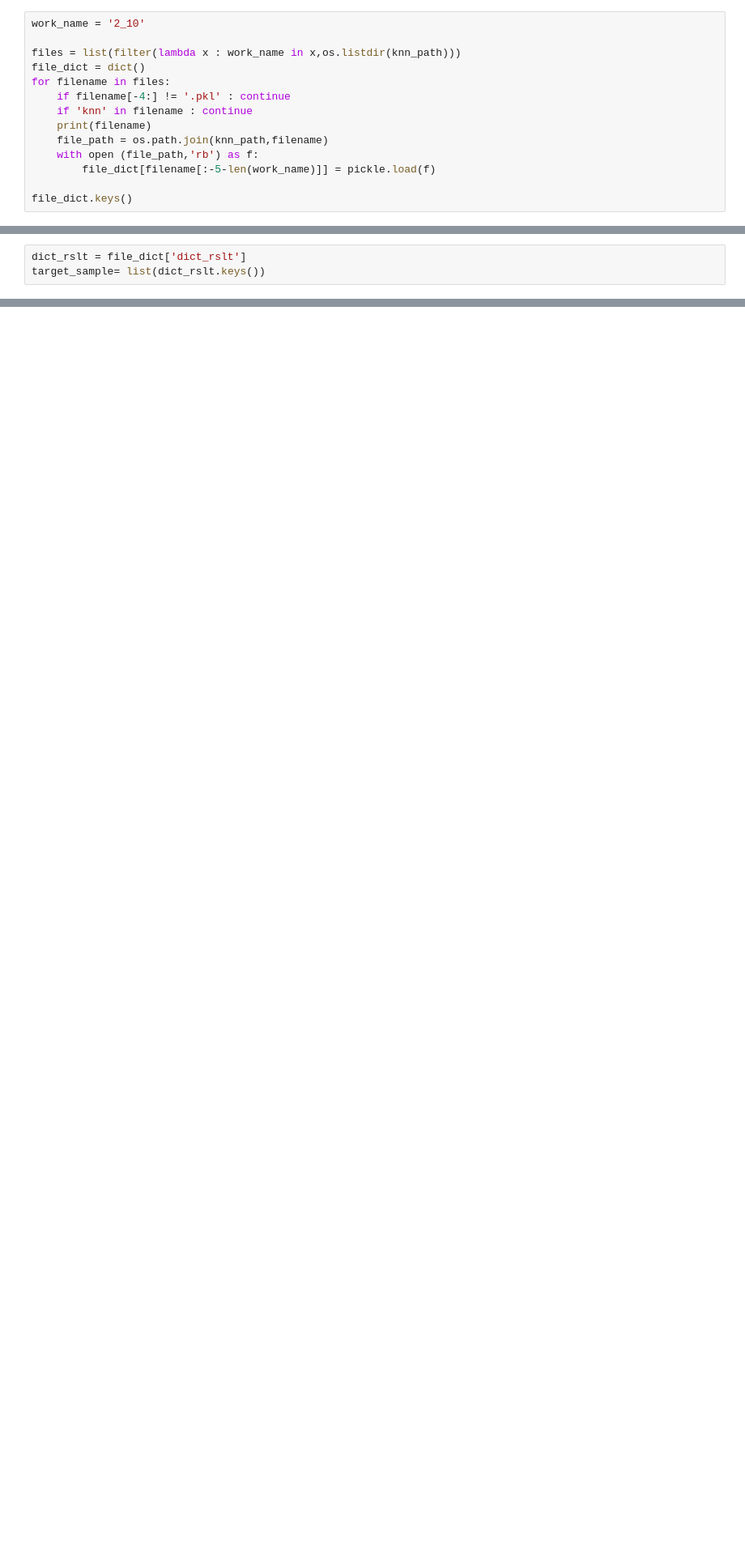
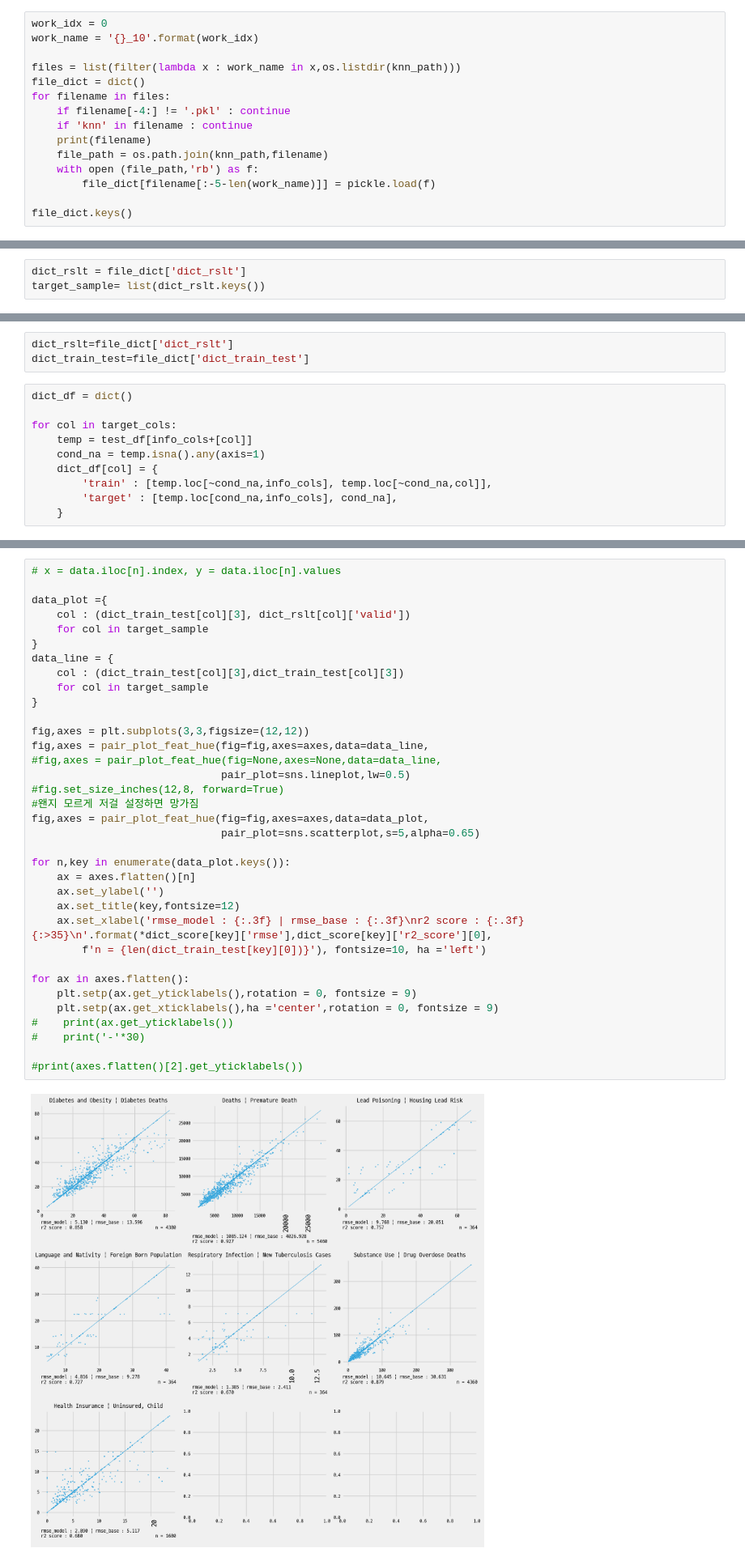
Before and after one commit to WASSUP-AIModel-3rd-Project1/Project-1, a Jupyter notebook: 240621_fill_with_knn_on_colab.ipynb, the cells around one changed output, grey strips where cells are left out. Shown at 81% size. Saved outputs shown, nothing was run; the diff lists cells and outputs as text; blank space fills up the shorter version.

Commit message:
feat/score loaded pkl intermd

```diff
--- a/240621_fill_with_knn_on_colab.ipynb
+++ b/240621_fill_with_knn_on_colab.ipynb
@@ -1350,7 +1350,8 @@ os.listdir(knn_path)
  'dict_rslt_0_10.pkl',
  'dict_train_test_0_10.pkl:Zone.Identifier']
 # %%
-work_name = '2_10'
+work_idx = 0
+work_name = '{}_10'.format(work_idx)
 
 files = list(filter(lambda x : work_name in x,os.listdir(knn_path)))
 file_dict = dict()
@@ -1424,0 +1428,13 @@ rslt_form.to_csv(os.path.join(save_dir,file_name))
+# %%
+dict_rslt=file_dict['dict_rslt']
+dict_train_test=file_dict['dict_train_test']
+# %%
+dict_df = dict()
+
+for col in target_cols:
+    temp = test_df[info_cols+[col]]
+    cond_na = temp.isna().any(axis=1)
+    dict_df[col] = {
+        'train' : [temp.loc[~cond_na,info_cols], temp.loc[~cond_na,col]],
+        'target' : [temp.loc[cond_na,info_cols], cond_na],
+    }
@@ -1424,0 +1485,37 @@ rslt_form.to_csv(os.path.join(save_dir,file_name))
+# %%
+# x = data.iloc[n].index, y = data.iloc[n].values
+
+data_plot ={
+    col : (dict_train_test[col][3], dict_rslt[col]['valid'])
+    for col in target_sample
+}
+data_line = {
+    col : (dict_train_test[col][3],dict_train_test[col][3])
+    for col in target_sample
+}
+
+fig,axes = plt.subplots(3,3,figsize=(12,12))
+fig,axes = pair_plot_feat_hue(fig=fig,axes=axes,data=data_line,
+#fig,axes = pair_plot_feat_hue(fig=None,axes=None,data=data_line,
+                              pair_plot=sns.lineplot,lw=0.5)
+#fig.set_size_inches(12,8, forward=True)
+#왠지 모르게 저걸 설정하면 망가짐
+fig,axes = pair_plot_feat_hue(fig=fig,axes=axes,data=data_plot,
+                              pair_plot=sns.scatterplot,s=5,alpha=0.65)
+
+for n,key in enumerate(data_plot.keys()):
+    ax = axes.flatten()[n]
+    ax.set_ylabel('')
+    ax.set_title(key,fontsize=12)
+    ax.set_xlabel('rmse_model : {:.3f} | rmse_base : {:.3f}\nr2 score : {:.3f} {:>35}\n'.format(*dict_score[key]['rmse'],dict_score[key]['r2_score'][0],
+        f'n = {len(dict_train_test[key][0])}'), fontsize=10, ha ='left')
+
+for ax in axes.flatten():
+    plt.setp(ax.get_yticklabels(),rotation = 0, fontsize = 9)
+    plt.setp(ax.get_xticklabels(),ha ='center',rotation = 0, fontsize = 9)
+#    print(ax.get_yticklabels())
+#    print('-'*30)
+
+#print(axes.flatten()[2].get_yticklabels())
+# %% [output]
+[figure, added]
```
Also changed, not shown: parts of 4 cells of this notebook.
